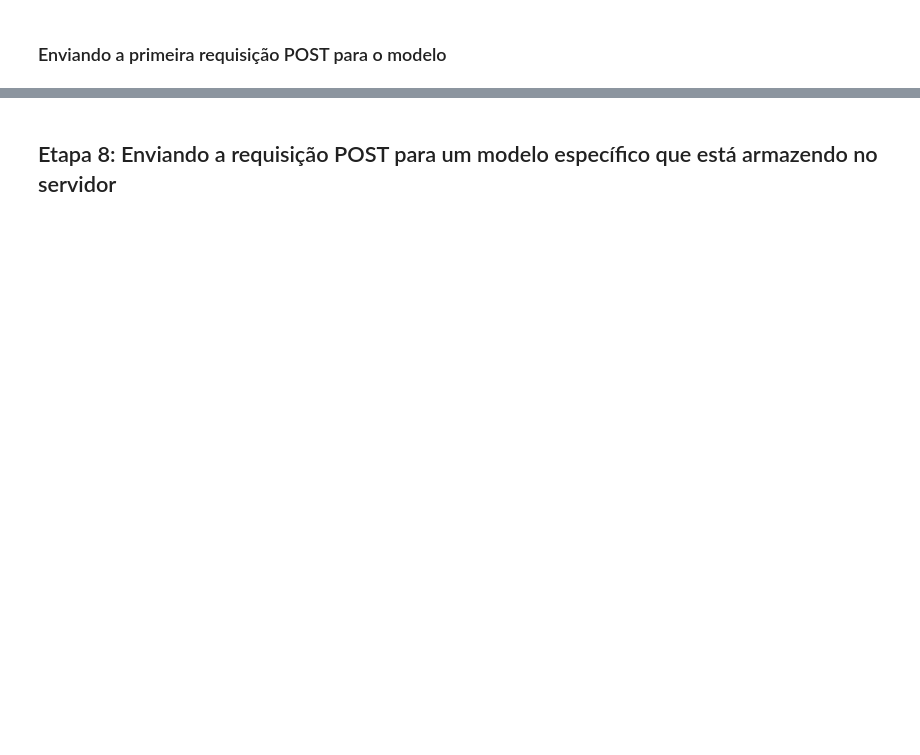
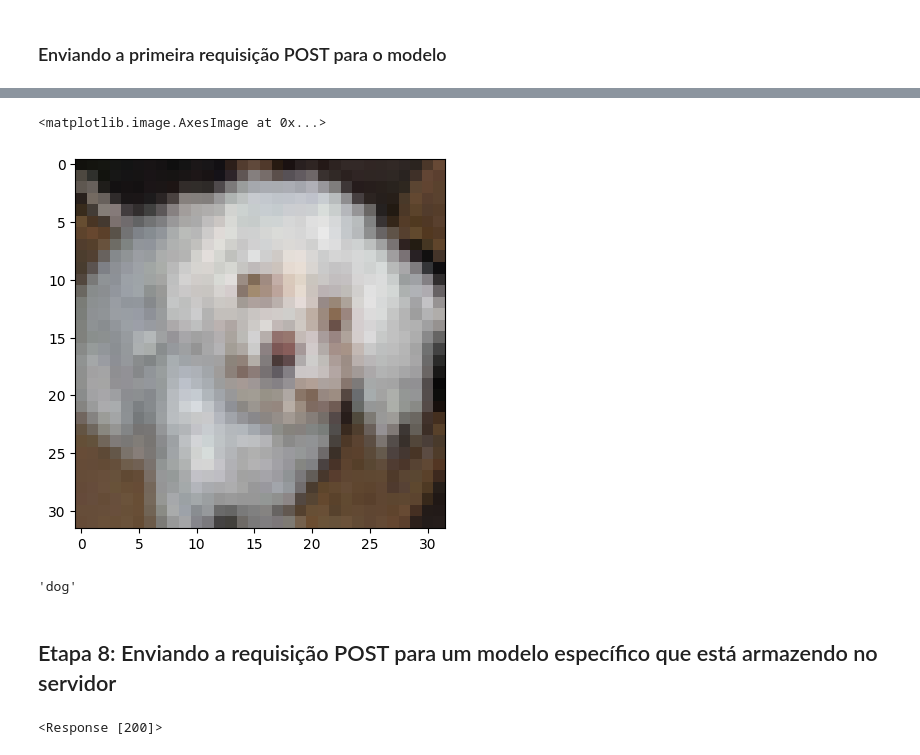
Before and after one commit to pereisergio/TensorFlow-Serving, a Jupyter notebook: API_de_Classificação_de_Imagens_com_TensorFlow_Serving.ipynb, the cells around one changed output, grey strips where cells are left out. Cells and saved outputs as stored; diff of their text form; code cells hidden in the pictures; blank space fills up the shorter version.

```diff
--- a/API_de_Classificação_de_Imagens_com_TensorFlow_Serving.ipynb
+++ b/API_de_Classificação_de_Imagens_com_TensorFlow_Serving.ipynb
@@ -8,3 +77,5 @@
 ## Etapa 3: Pré-processamento
 # %% [markdown]
 ### Carregando a base de dados
+# %%
+(X_train, y_train), (X_test, y_test) = cifar10.load_data()
@@ -11,2 +87,5 @@
 # %% [markdown]
 ### Normalização das imagens
+# %%
+X_train = X_train / 255.0
+X_test = X_test / 255.0
@@ -35,2 +200,4 @@ NOTA: Estamos usando o mesmo modelo da seção sobre Redes Neurais Convolucionai
 # %% [markdown]
 ## Etapa 7: Criando a primeira requisição POST
+# %%
+random_image = np.random.randint(0, len(X_test))
@@ -41,2 +241,11 @@ NOTA: Estamos usando o mesmo modelo da seção sobre Redes Neurais Convolucionai
+# %%
+plt.imshow(X_test[random_image])
+# %% [output]
+<matplotlib.image.AxesImage at 0x...>
+[figure, added]
+# %%
+class_name[np.argmax(predictions[0])]
+# %% [output]
+'dog'
 # %% [markdown]
 ## Etapa 8: Enviando a requisição POST para um modelo específico que está armazendo no servidor
@@ -42,0 +254,4 @@ NOTA: Estamos usando o mesmo modelo da seção sobre Redes Neurais Convolucionai
+# %%
+specif_json_response
+# %% [output]
+<Response [200]>
```
Also changed, not shown: parts of 31 cells of this notebook.
